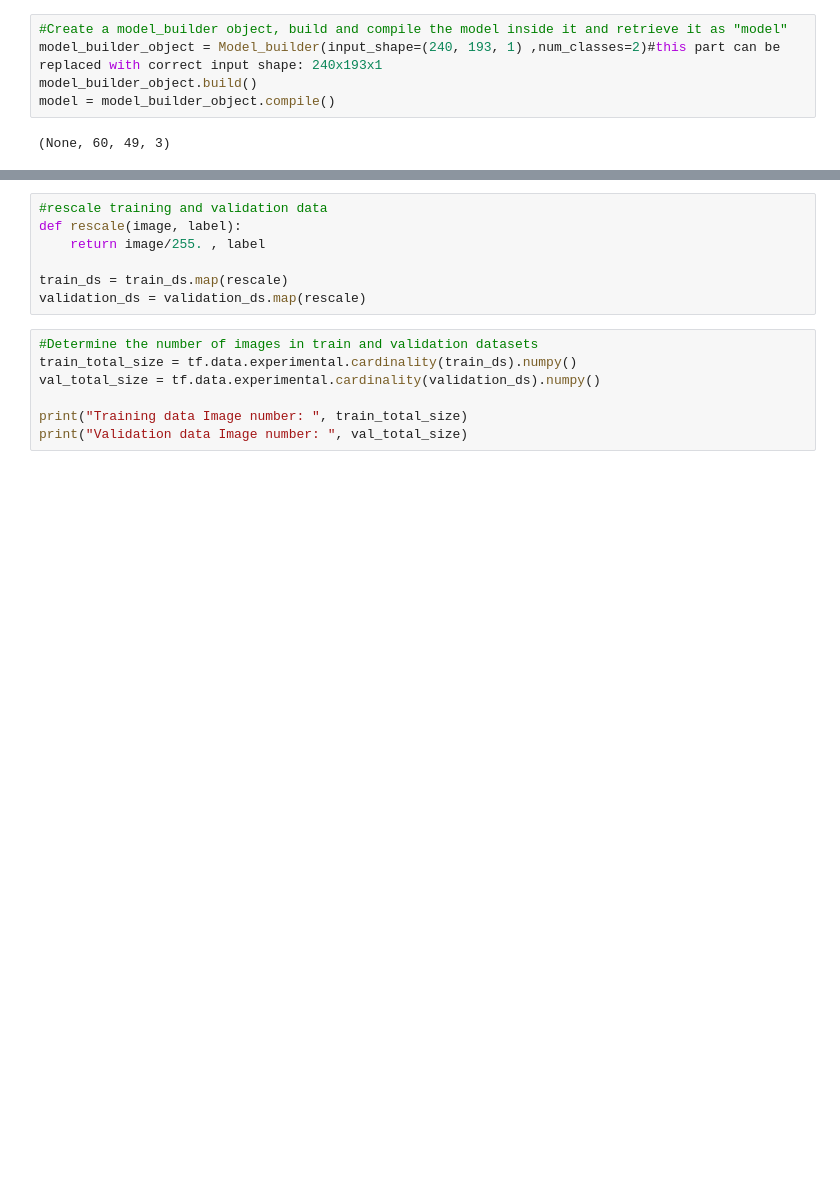
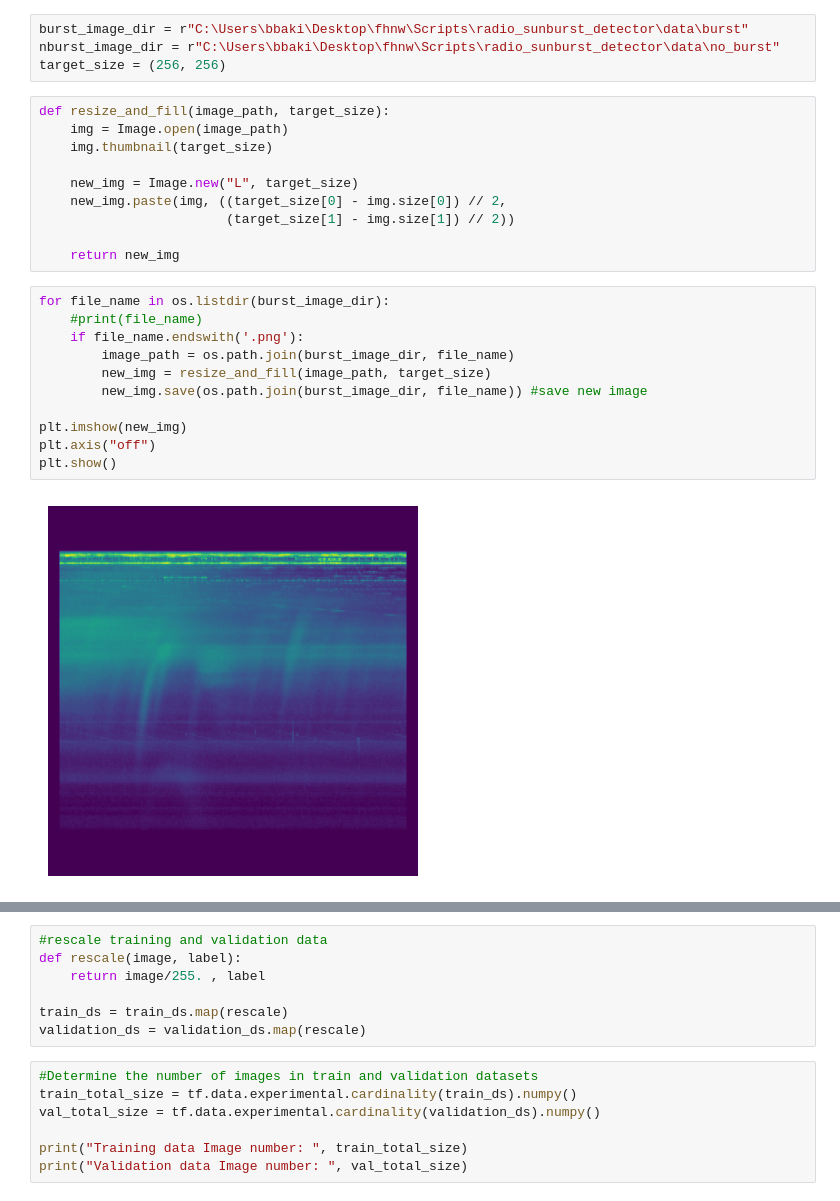
Before and after one commit to i4Ds/radio_sunburst_detector, a Jupyter notebook: model_without_hp_tuning.ipynb, the cells around one changed output, grey strips where cells are left out. Cells and saved outputs as stored; diff of their text form; blank space fills up the shorter version.

Commit message:
First good model, cleaner code

```diff
--- a/model_without_hp_tuning.ipynb
+++ b/model_without_hp_tuning.ipynb
@@ -106,7 +17,27 @@ class Model_builder:
-# %%
-#Create a model_builder object, build and compile the model inside it and retrieve it as "model"
-model_builder_object = Model_builder(input_shape=(240, 193, 1) ,num_classes=2)#this part can be replaced with correct input shape: 240x193x1
-model_builder_object.build()
-model = model_builder_object.compile()
-# %% [output]
-(None, 60, 49, 3)
+# %%
+burst_image_dir = r"C:\Users\bbaki\Desktop\fhnw\Scripts\radio_sunburst_detector\data\burst"
+nburst_image_dir = r"C:\Users\bbaki\Desktop\fhnw\Scripts\radio_sunburst_detector\data\no_burst"
+target_size = (256, 256)
+# %%
+def resize_and_fill(image_path, target_size):
+    img = Image.open(image_path)
+    img.thumbnail(target_size)
+
+    new_img = Image.new("L", target_size)
+    new_img.paste(img, ((target_size[0] - img.size[0]) // 2,
+                        (target_size[1] - img.size[1]) // 2))
+
+    return new_img
+# %%
+for file_name in os.listdir(burst_image_dir):
+    #print(file_name)
+    if file_name.endswith('.png'):
+        image_path = os.path.join(burst_image_dir, file_name)
+        new_img = resize_and_fill(image_path, target_size)
+        new_img.save(os.path.join(burst_image_dir, file_name)) #save new image
+
+plt.imshow(new_img)
+plt.axis("off")
+plt.show()
+# %% [output]
+[figure, added]
```
Also changed, not shown: parts of 9 cells of this notebook, 1 other file.
